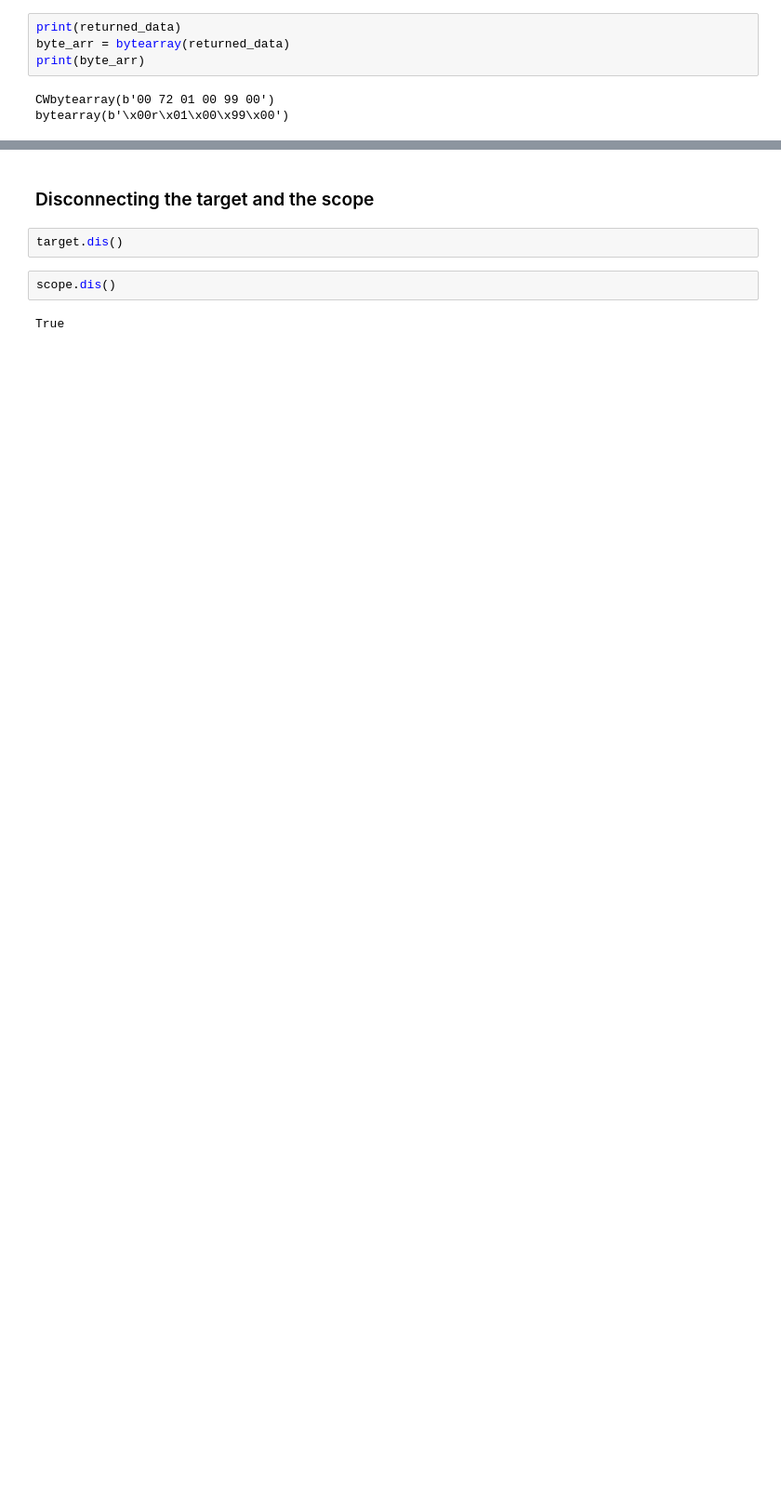
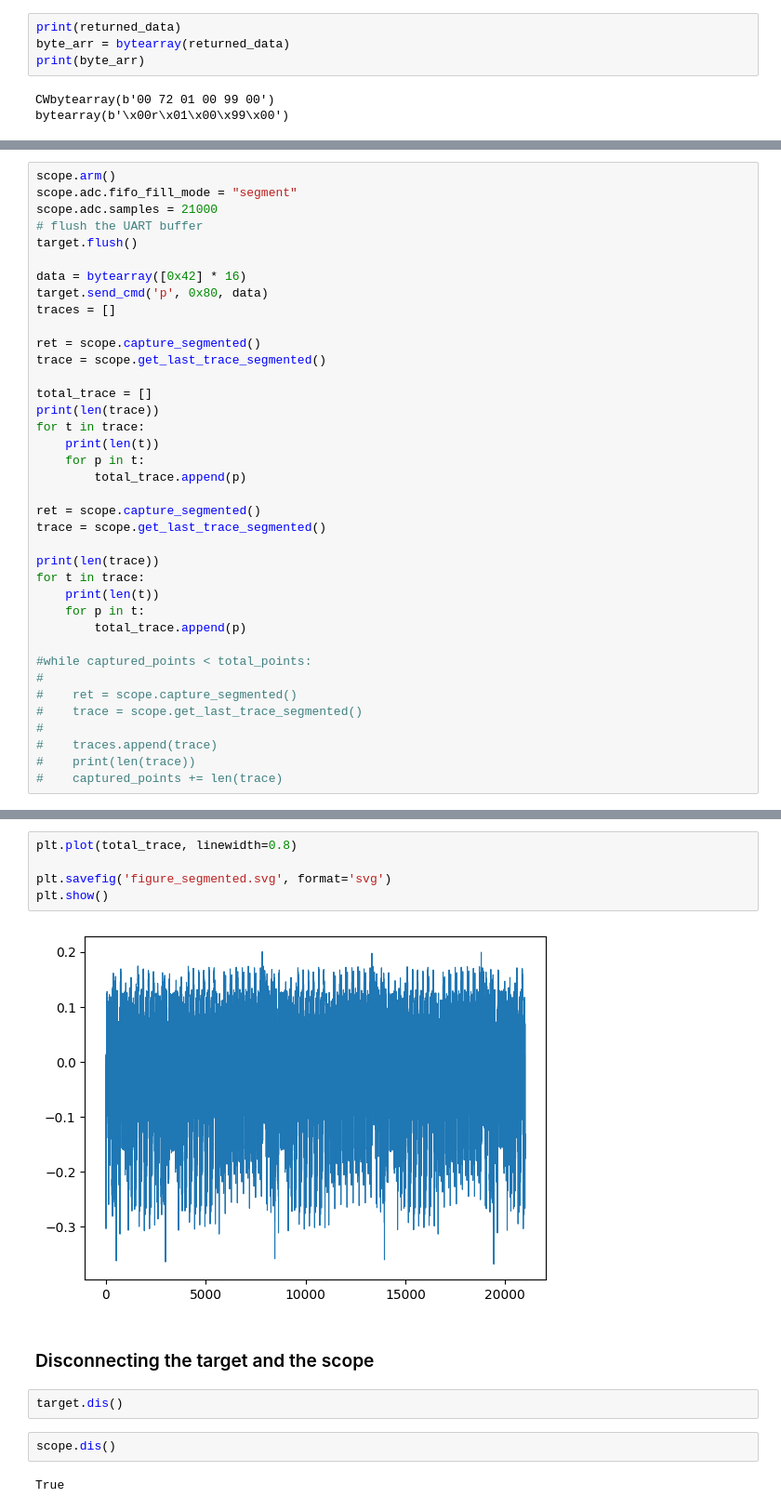
Before and after one commit to Dewflio/chipwhisperer-jupyter, a Jupyter notebook: LEONARD/Leonard - My Tests.ipynb, the cells around one changed output, grey strips where cells are left out. Shown: that part at 93% size. Drawn from its saved outputs; the diff is of its cells as text; blank space fills up the shorter version.

```diff
--- a/LEONARD/Leonard - My Tests.ipynb
+++ b/LEONARD/Leonard - My Tests.ipynb
@@ -212,0 +158,38 @@ plt.show()
+# %%
+scope.arm()
+scope.adc.fifo_fill_mode = "segment"
+scope.adc.samples = 21000
+# flush the UART buffer
+target.flush()
+
+data = bytearray([0x42] * 16)
+target.send_cmd('p', 0x80, data)
+traces = []
+
+ret = scope.capture_segmented()
+trace = scope.get_last_trace_segmented()
+
+total_trace = []
+print(len(trace))
+for t in trace:
+    print(len(t))
+    for p in t:
+        total_trace.append(p)
+
+ret = scope.capture_segmented()
+trace = scope.get_last_trace_segmented()
+
+print(len(trace))
+for t in trace:
+    print(len(t))
+    for p in t:
+        total_trace.append(p)
+
+#while captured_points < total_points:
+#
+#    ret = scope.capture_segmented()
+#    trace = scope.get_last_trace_segmented()
+#
+#    traces.append(trace)
+#    print(len(trace))
+#    captured_points += len(trace)
@@ -213,3 +204,10 @@ plt.show()
+# %%
+plt.plot(total_trace, linewidth=0.8)
+
+plt.savefig('figure_segmented.svg', format='svg')
+plt.show()
+# %% [output]
+[figure, added]
 # %% [markdown]
 ### Disconnecting the target and the scope
 # %%
```
Also changed, not shown: parts of 9 cells of this notebook, 11 other files.
